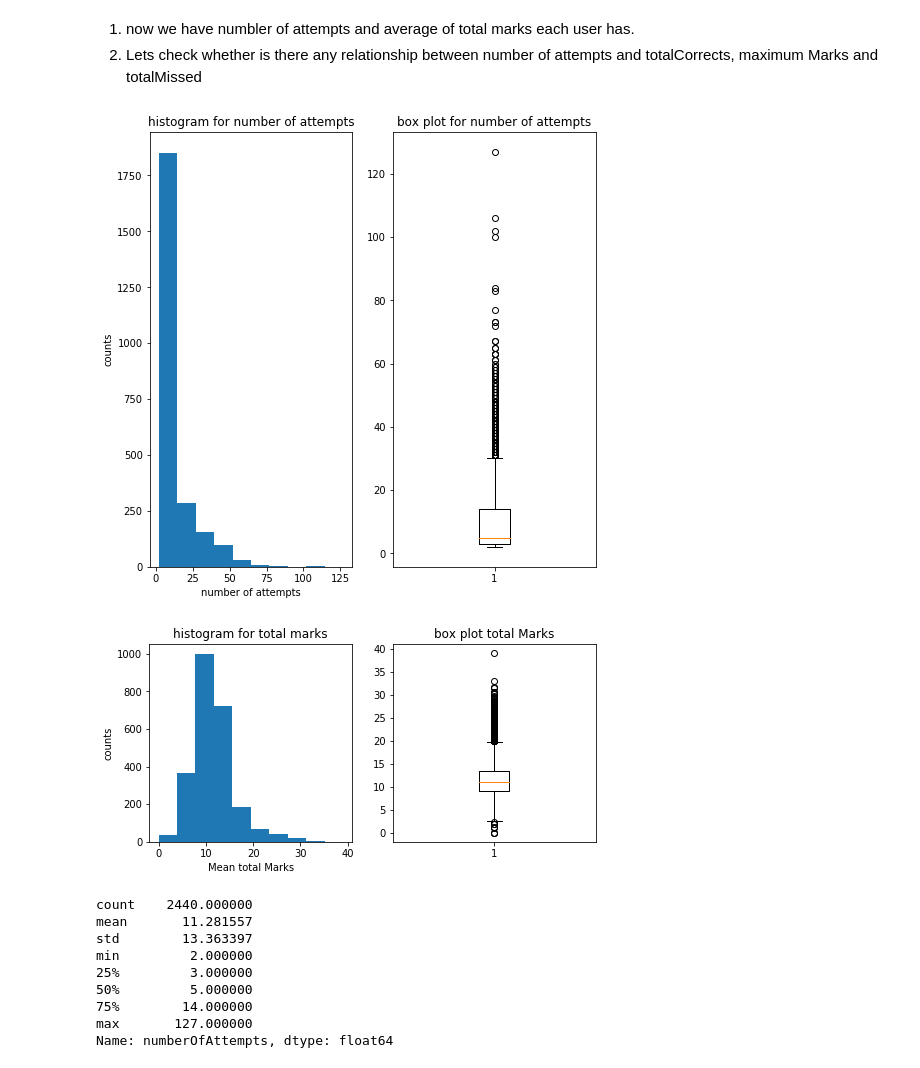
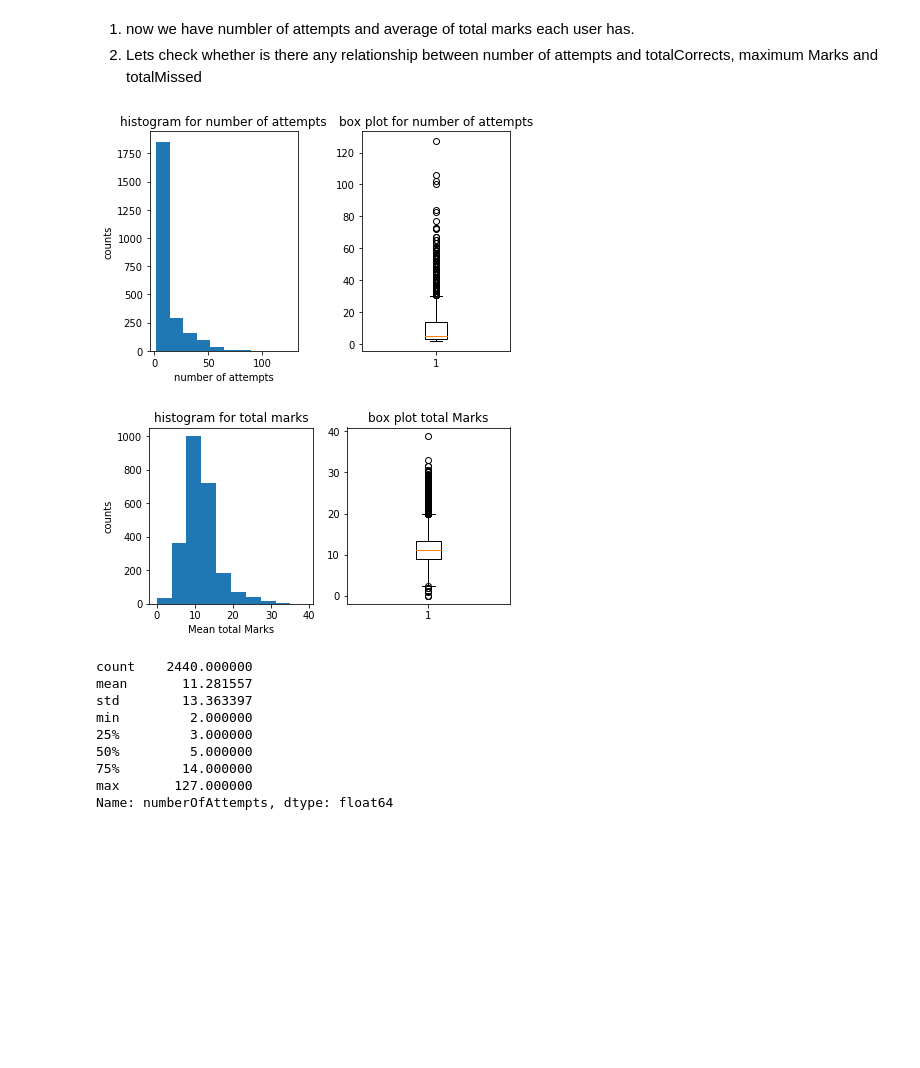
Before and after one commit to Kali-Dev/Internship-Assignment, a Jupyter notebook: intership project.ipynb, the cells around one changed output. Saved outputs shown, nothing was run; the diff lists cells and outputs as text; code cells hidden in the pictures; blank space fills up the shorter version.

```diff
--- a/intership project.ipynb
+++ b/intership project.ipynb
@@ -429,30 +430,32 @@ practice_df = final_df.query("numberOfAttempts > 1")
 2. Lets check whether is there any relationship between number of attempts and totalCorrects, maximum Marks and totalMissed
 # %%
 # now lets see the distribution of totalMarks and number of attempts
-plt.figure(figsize=(8,8))
+plt.figure()
 plt.subplot(1,2,1);
 plt.hist(practice_df.numberOfAttempts);
 plt.xlabel("number of attempts")
 plt.ylabel("counts");
 plt.title("histogram for number of attempts")
 
 plt.subplot(1,2,2);
 plt.boxplot(practice_df.numberOfAttempts);
+plt.tight_layout()
 plt.title("box plot for number of attempts");
 
-plt.figure(figsize=(8,8))
+plt.figure(figsize=(6,6))
 plt.subplot(2,2,1);
 plt.hist(practice_df.totalMark);
 plt.xlabel("Mean total Marks")
 plt.ylabel("counts");
 plt.title("histogram for total marks")
 
 plt.subplot(2,2,2);
 plt.boxplot(practice_df.totalMark);
+plt.tight_layout()
 plt.title("box plot total Marks");
 # %% [output]
-[figure, old version]
+[figure, new version]
-[figure, old version]
+[figure, new version]
 # %%
 practice_df.numberOfAttempts.describe()
 # %% [output]
```
Also changed, not shown: parts of 29 cells of this notebook.
